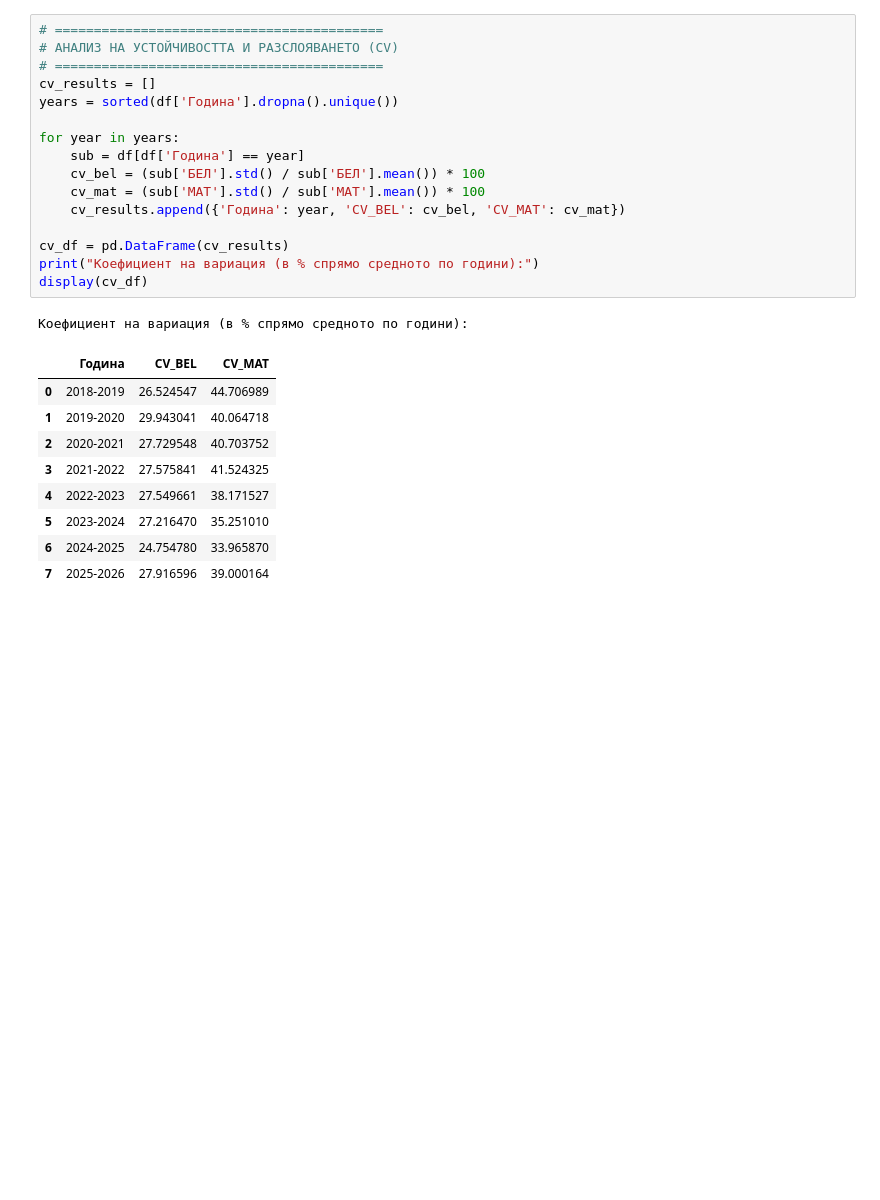
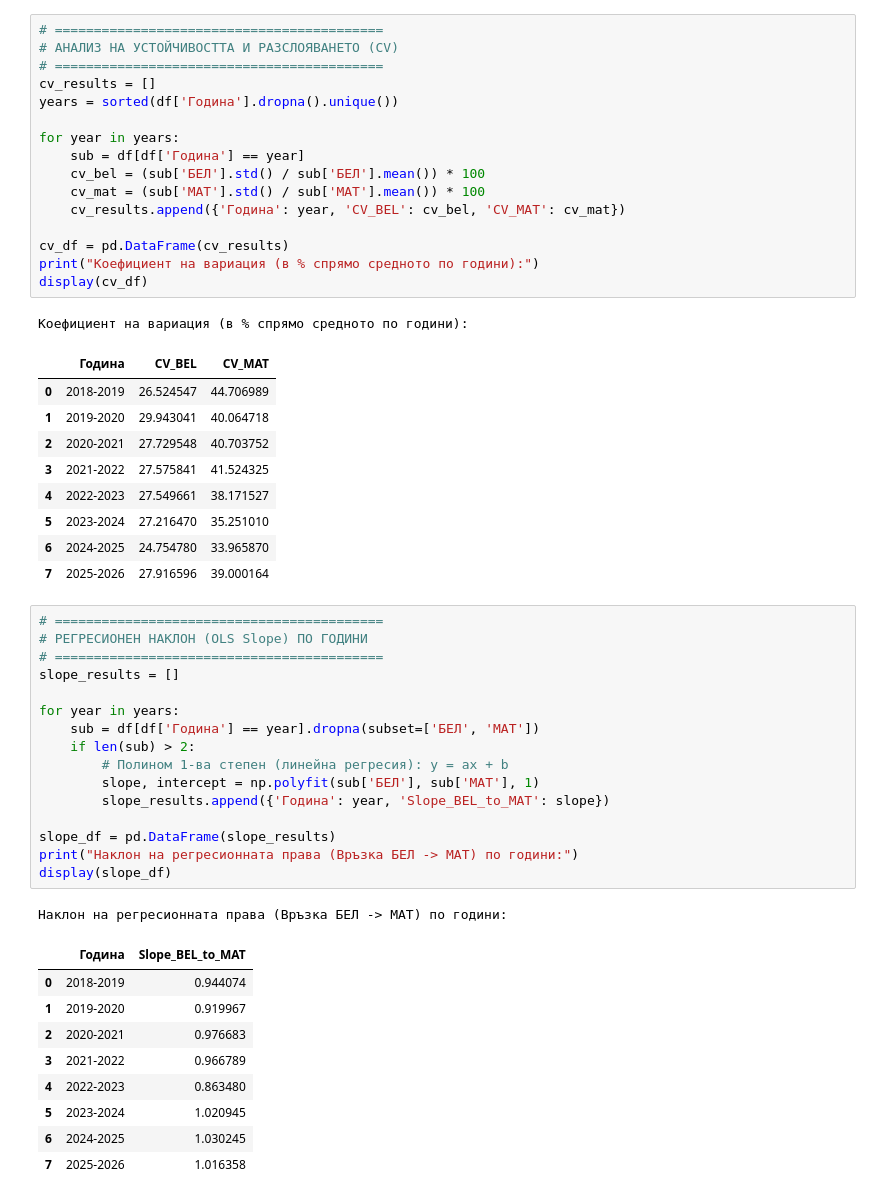
Before and after one commit to MariaDimitrova29/Math-concepts-Exam-project, a Jupyter notebook: varna_schools_analysis.ipynb, the cells around one changed output. Saved outputs shown, nothing was run; the diff lists cells and outputs as text; blank space fills up the shorter version.

Commit message:
Adding regression slope

```diff
--- a/varna_schools_analysis.ipynb
+++ b/varna_schools_analysis.ipynb
@@ -622,3 +622,30 @@ display(cv_df)
 | 5 | 2023-2024 | 27.216470 | 35.251010 |
 | 6 | 2024-2025 | 24.754780 | 33.965870 |
 | 7 | 2025-2026 | 27.916596 | 39.000164 |
+# %%
+# ==========================================
+# РЕГРЕСИОНЕН НАКЛОН (OLS Slope) ПО ГОДИНИ
+# ==========================================
+slope_results = []
+
+for year in years:
+    sub = df[df['Година'] == year].dropna(subset=['БЕЛ', 'МАТ'])
+    if len(sub) > 2:
+        # Полином 1-ва степен (линейна регресия): y = ax + b
+        slope, intercept = np.polyfit(sub['БЕЛ'], sub['МАТ'], 1)
+        slope_results.append({'Година': year, 'Slope_BEL_to_MAT': slope})
+
+slope_df = pd.DataFrame(slope_results)
+print("Наклон на регресионната права (Връзка БЕЛ -> МАТ) по години:")
+display(slope_df)
+# %% [output]
+Наклон на регресионната права (Връзка БЕЛ -> МАТ) по години:
+|  | Година | Slope_BEL_to_MAT |
+| 0 | 2018-2019 | 0.944074 |
+| 1 | 2019-2020 | 0.919967 |
+| 2 | 2020-2021 | 0.976683 |
+| 3 | 2021-2022 | 0.966789 |
+| 4 | 2022-2023 | 0.863480 |
+| 5 | 2023-2024 | 1.020945 |
+| 6 | 2024-2025 | 1.030245 |
+| 7 | 2025-2026 | 1.016358 |
```
